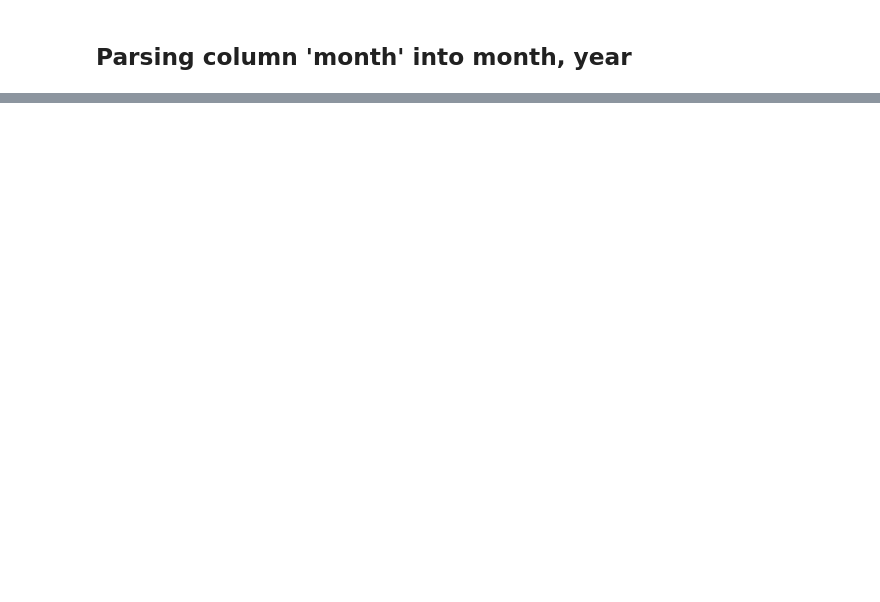
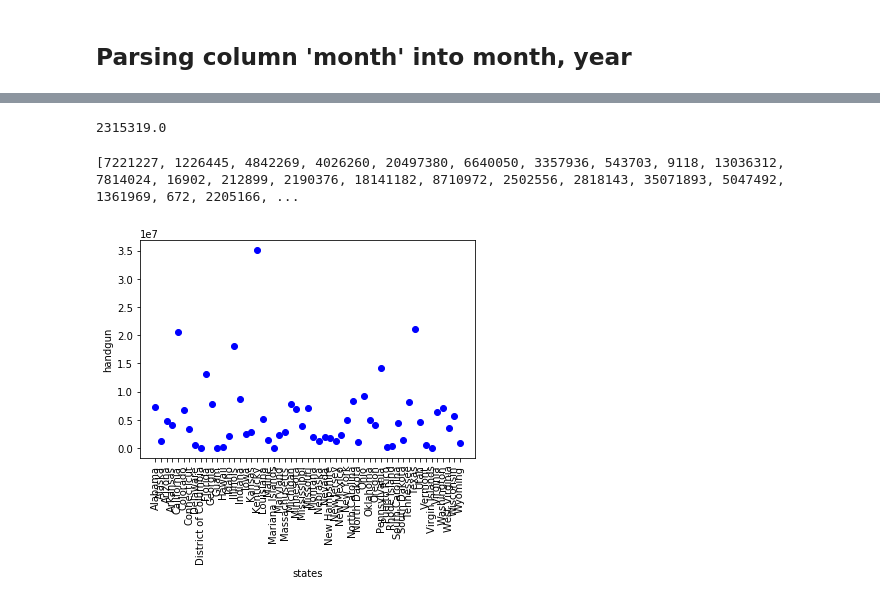
Before and after one commit to Cng000/Gun-violence-analysis, a Jupyter notebook: nic-firearm-background-check-ETL.ipynb, the cells around one changed output, grey strips where cells are left out. Cells and saved outputs as stored; diff of their text form; code cells hidden in the pictures; blank space fills up the shorter version.

Commit message:
made some scatter plot

```diff
--- a/nic-firearm-background-check-ETL.ipynb
+++ b/nic-firearm-background-check-ETL.ipynb
@@ -52,0 +159,2 @@ print(df.head(5))
+# %%
+eda = df
@@ -52,0 +191,19 @@ print(df.head(5))
+# %%
+eda.loc[eda["state"]=='Alabama'].handgun.sum()
+# %% [output]
+2315319.0
+# %%
+data = []
+for state in eda["state"].unique():
+    data.append(eda.loc[eda["state"]==state].totals.sum())
+print(list(data))
+# %% [output]
+[7221227, 1226445, 4842269, 4026260, 20497380, 6640050, 3357936, 543703, 9118, 13036312, 7814024, 16902, 212899, 2190376, 18141182, 8710972, 2502556, 2818143, 35071893, 5047492, 1361969, 672, 2205166, ...
+# %%
+_ = plt.scatter(x=y,y=data,color="blue")
+_ = plt.xlabel('states')
+_ = plt.ylabel('handgun')
+plt.xticks(rotation=90)
+plt.show()
+# %% [output]
+[figure, added]
```
Also changed, not shown: parts of 16 cells of this notebook.
